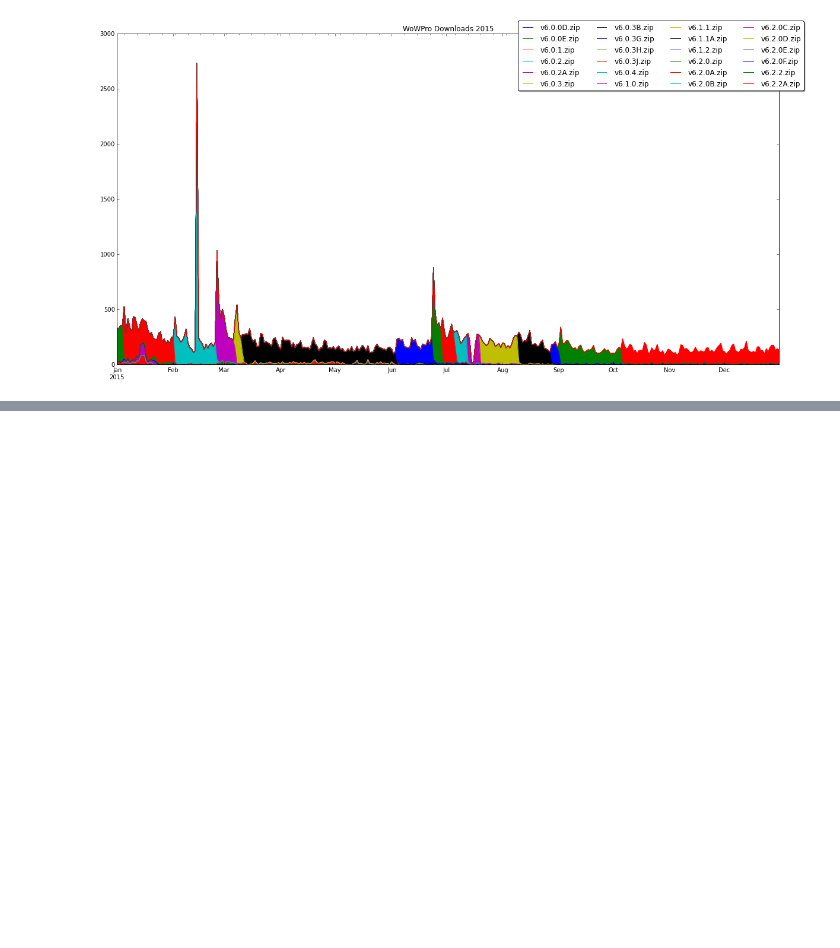
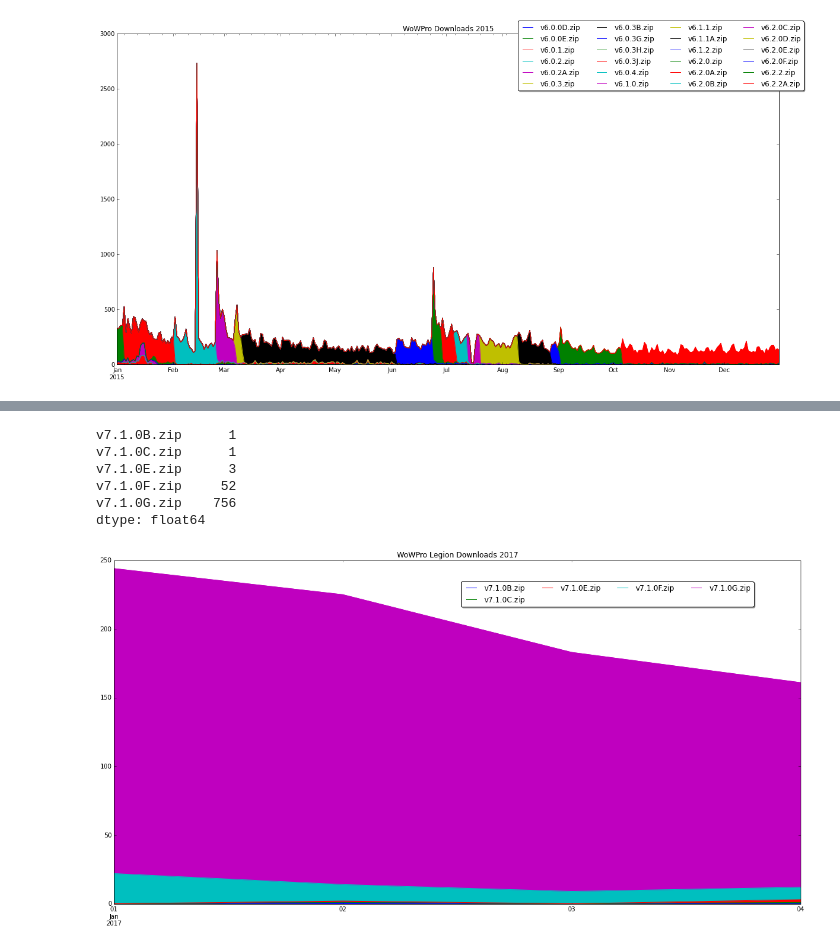
Before and after one commit to Ludovicus-Maior/WoW-Pro-Guides, a Jupyter notebook: WoWPro_Utilities/WoWPro Stats.ipynb, the cells around one changed output, grey strips where cells are left out. Saved outputs shown, nothing was run; the diff lists cells and outputs as text; code cells hidden in the pictures; blank space fills up the shorter version.

```diff
--- a/WoWPro_Utilities/WoWPro Stats.ipynb
+++ b/WoWPro_Utilities/WoWPro Stats.ipynb
@@ -107,0 +108,16 @@ dtype: float64
+# %%
+x = data["2017"].dropna(axis=1, how='all')
+x = x.iloc[: , -5:].dropna(axis=0, how='all')
+ax=x.plot(kind='area', title="WoWPro Legion Downloads 2017", figsize=(20,10))
+ax.legend(loc='upper left', bbox_to_anchor=(0.5, 0.95),
+          ncol=4, fancybox=True, shadow=True)
+#ax.set_ylim(0,1000)
+x.sum(axis=0)
+# %% [output]
+v7.1.0B.zip      1
+v7.1.0C.zip      1
+v7.1.0E.zip      3
+v7.1.0F.zip     52
+v7.1.0G.zip    756
+dtype: float64
+[figure, added]
```
Also changed, not shown: parts of 3 cells of this notebook, 1 other file.
